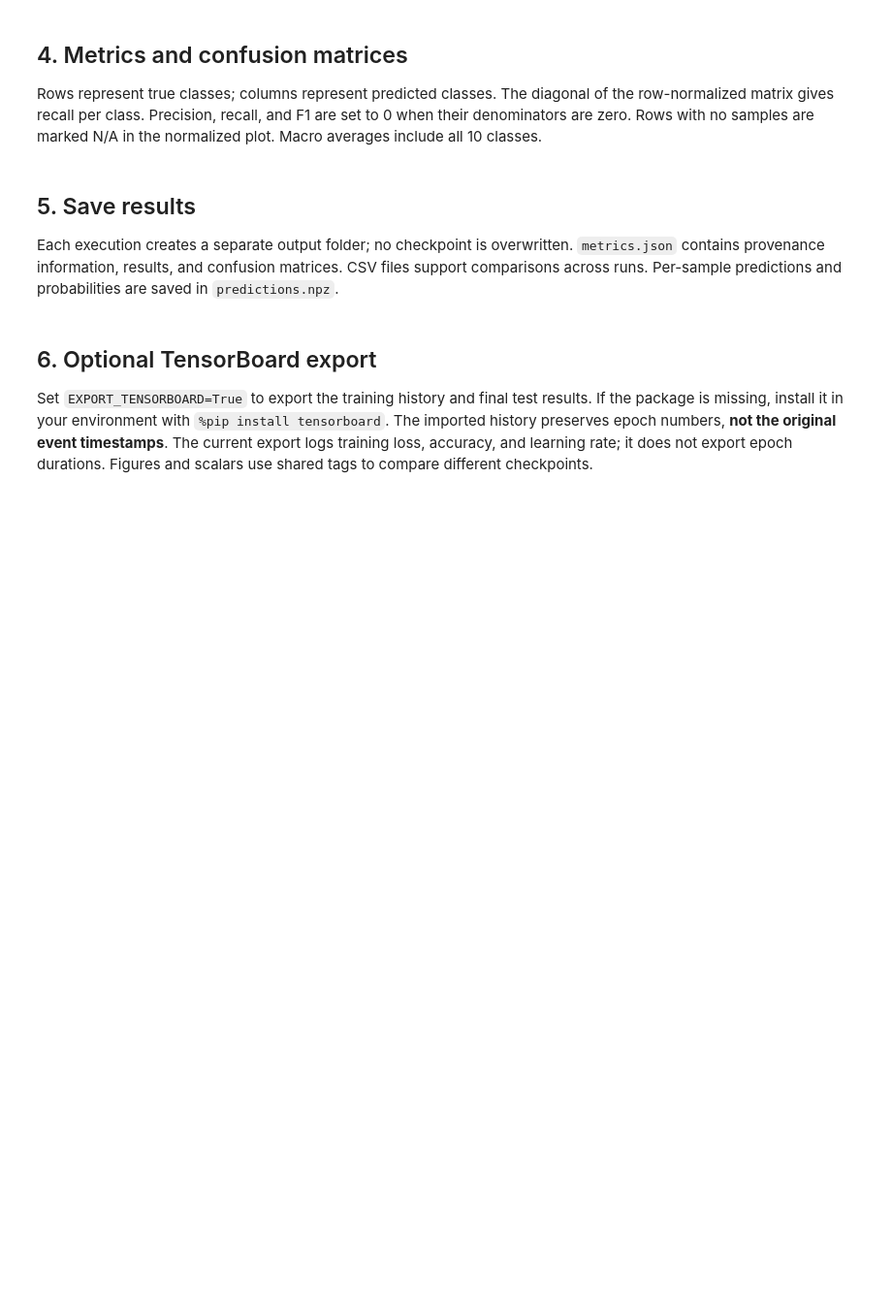
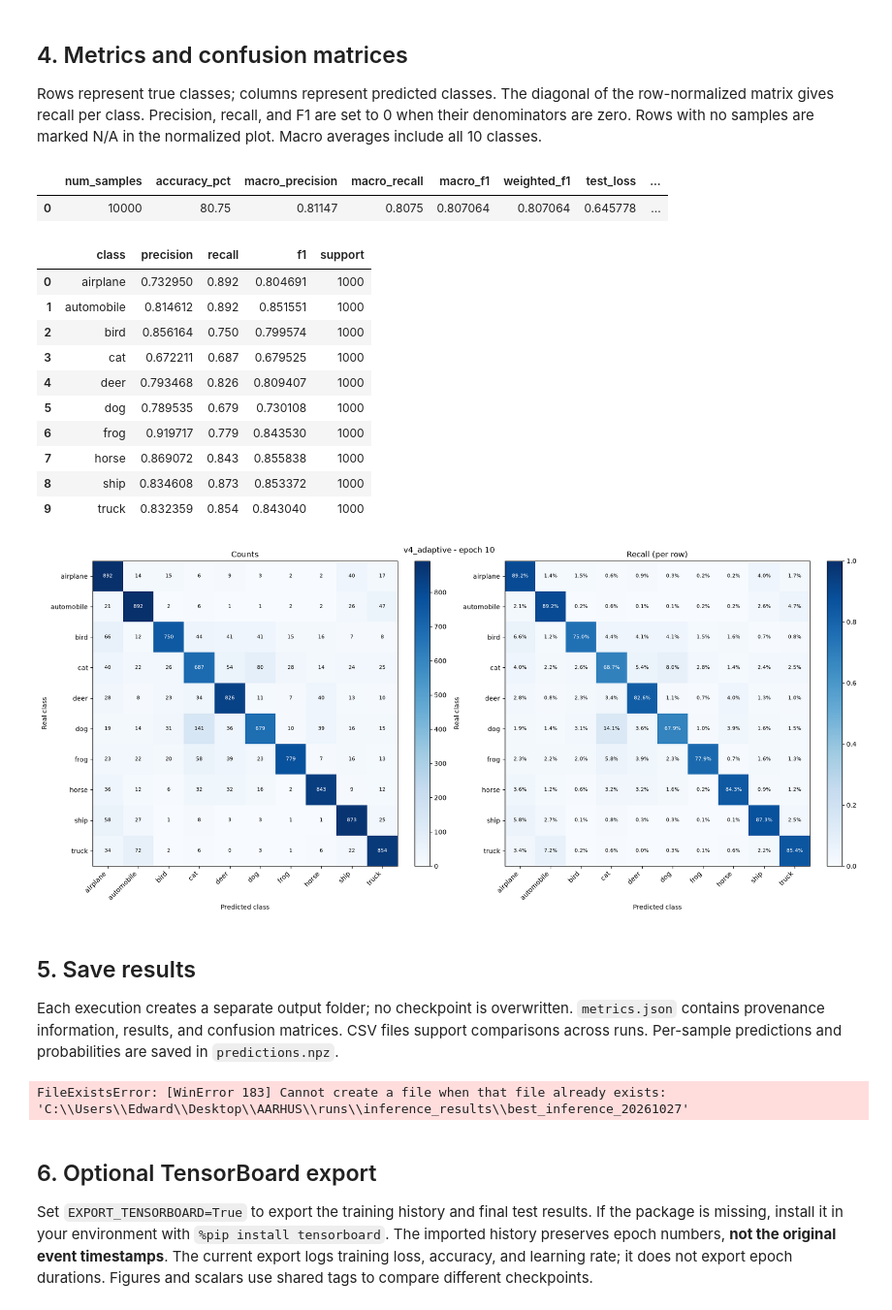
Before and after one commit to edwardmanfrin01-oss/compressed_NN, a Jupyter notebook: notebooks/v2v3v4_inference.ipynb, the cells around one changed output. Shown at 97% size. Drawn from its saved outputs; the diff is of its cells as text; code cells hidden in the pictures; blank space fills up the shorter version.

```diff
--- a/notebooks/v2v3v4_inference.ipynb
+++ b/notebooks/v2v3v4_inference.ipynb
@@ -20,7 +20,7 @@ from tqdm.auto import tqdm
 
 CONFIG = {
     "local": True,
-    "checkpoint_name": None,  # Select a v2/v3/v4 checkpoint from the list below.
+    "checkpoint_name": "valid_v4_cumulative_rank_adaptive_MSB_20261022/best.pth",  # Select a v2/v3/v4 checkpoint from the list below.
     "use_subsample": False,
     "data_root_override": None,
     "test_manifest_override": None,
@@ -52,8 +52,15 @@ DEVICE = torch.device("cuda" if torch.cuda.is_available() else "cpu")
 
 print("Device:", DEVICE)
 print("Available checkpoints:")
+print("     Models without Validation set:")
 for path in sorted(MODELS_DIR.glob("*.pth")):
-    print(path.name, "|", path.stat().st_size, "byte", "EMPTY FILE" if path.stat().st_size == 0 else "")
+    print(f"        {path.name}")
+
+print("\n   Models with Validation set:")
+for model in MODELS_DIR.iterdir():
+    if model.is_dir() and model.name.startswith("valid"):
+        print(f"        {model.name}/best.pth")
+        print(f"        {model.name}/last.pth")
 
 # In Colab also copy src/ml_setup, or point SOURCE_ROOT to a clone's src.
 import sys
@@ -152,7 +182,7 @@ class TestMaps(Dataset):
         x = torch.from_numpy(z.astype(np.float32)).unsqueeze(0)
         return (x - MEAN) / STD, sample["label"]
 
-dataset_name = f"v2_cumulative_rank-s{SCALE}" if VERSION == "v2" else ("v4_cumulative_rank_interleaved" if VERSION == "v4" else "v3_cumulative_rank_adaptive")
+dataset_name = f"v2_cumulative_rank-s{SCALE}" if VERSION == "v2" else ("v4_cumulative_rank_adaptive_MSB" if VERSION == "v4" else "v3_cumulative_rank_adaptive")
 data_root = Path(DATA_ROOT_OVERRIDE) if DATA_ROOT_OVERRIDE else STORAGE_ROOT / dataset_name
 if USE_SUBSAMPLE:
     data_root = data_root / "subsample"
@@ -194,37 +229,52 @@ def metrics_from_confusion(cm):
     def divide(a, b):
         return np.divide(a, b, out=np.zeros_like(a, dtype=float), where=b != 0)
     precision = divide(tp, predicted)
     recall = divide(tp, support)
     f1 = divide(2 * precision * recall, precision + recall)
     normalized = divide(cm.astype(float), support[:, None])
     per_class = pd.DataFrame({"class": CLASS_NAMES, "precision": precision,
                               "recall": recall, "f1": f1, "support": support})
     summary = {"num_samples": int(cm.sum()), "accuracy_pct": float(100 * tp.sum() / cm.sum()),
                "macro_precision": float(precision.mean()), "macro_recall": float(recall.mean()),
                "macro_f1": float(f1.mean()), "weighted_f1": float(np.dot(f1, support) / cm.sum())}
     return summary, per_class, normalized
 
 summary, per_class, normalized = metrics_from_confusion(confusion)
 summary.update({"test_loss": test_loss, "evaluation_seconds": evaluation_seconds, "epoch": EPOCH, "version": VERSION, "scale": SCALE})
 display(pd.DataFrame([summary]))
 display(per_class)
 fig, axes = plt.subplots(1, 2, figsize=(18, 8))
-for ax, values, title in zip(axes, [confusion, normalized], ["Conteggi", "Recall per riga"]):
-    is_normalized = title != "Conteggi"
+for ax, values, title in zip(axes, [confusion, normalized], ["Counts", "Recall (per row)"]):
+    is_normalized = title != "Counts"
     im = ax.imshow(values, cmap="Blues", vmin=0, vmax=1 if is_normalized else None)
     fig.colorbar(im, ax=ax, fraction=0.046)
     ax.set(xticks=range(NUM_CLASSES), yticks=range(NUM_CLASSES),
            xticklabels=CLASS_NAMES, yticklabels=CLASS_NAMES,
-           xlabel="Classe predetta", ylabel="Classe vera", title=title)
+           xlabel="Predicted class", ylabel="Real class", title=title)
     plt.setp(ax.get_xticklabels(), rotation=45, ha="right")
     for i in range(NUM_CLASSES):
         for j in range(NUM_CLASSES):
             label = (f"{values[i,j]:.1%}" if confusion[i].sum() else "N/A") if is_normalized else str(values[i,j])
             ax.text(j, i, label, ha="center", va="center", fontsize=8,
                     color="white" if values[i,j] > (values.max() / 2) else "black")
-fig.suptitle(f"{EXPERIMENT} — epoca {EPOCH}")
+fig.suptitle(f"{EXPERIMENT} - epoch {EPOCH}")
 fig.tight_layout()
 plt.show()
+# %% [output]
+|  | num_samples | accuracy_pct | macro_precision | macro_recall | macro_f1 | weighted_f1 | test_loss | ... |
+| 0 | 10000 | 80.75 | 0.81147 | 0.8075 | 0.807064 | 0.807064 | 0.645778 | ... |
+|  | class | precision | recall | f1 | support |
+| 0 | airplane | 0.732950 | 0.892 | 0.804691 | 1000 |
+| 1 | automobile | 0.814612 | 0.892 | 0.851551 | 1000 |
+| 2 | bird | 0.856164 | 0.750 | 0.799574 | 1000 |
+| 3 | cat | 0.672211 | 0.687 | 0.679525 | 1000 |
+| 4 | deer | 0.793468 | 0.826 | 0.809407 | 1000 |
+| 5 | dog | 0.789535 | 0.679 | 0.730108 | 1000 |
+| 6 | frog | 0.919717 | 0.779 | 0.843530 | 1000 |
+| 7 | horse | 0.869072 | 0.843 | 0.855838 | 1000 |
+| 8 | ship | 0.834608 | 0.873 | 0.853372 | 1000 |
+| 9 | truck | 0.832359 | 0.854 | 0.843040 | 1000 |
+[figure, added]
 # %% [markdown]
 ## 5. Save results
 
@@ -232,11 +282,11 @@ Each execution creates a separate output folder; no checkpoint is overwritten.
 `metrics.json` contains provenance information, results, and confusion matrices. CSV files support comparisons across runs.
 Per-sample predictions and probabilities are saved in `predictions.npz`.
 # %%
-stamp = datetime.now(timezone.utc).strftime("%Y%m%dT%H%M%S%fZ")
-RUN_NAME = f"{CHECKPOINT_PATH.stem}_inference_{stamp}"
+stamp = datetime.now(timezone.utc).strftime("%Y%m%d")
+RUN_NAME = f"{VERSION}_{CHECKPOINT_PATH.stem}_inference_{stamp}"
 RUN_DIR = RESULTS_ROOT / RUN_NAME
 RUN_DIR.mkdir(parents=True, exist_ok=False)
-report = {"schema": "resnet-v2v3-inference-v1", "checkpoint": str(CHECKPOINT_PATH),
+report = {"schema": "resnet-v2v3v4-inference", "checkpoint": str(CHECKPOINT_PATH),
           "mode": "inference", "created_utc": stamp,
           "test_source": test_source, "normalization": checkpoint["normalization"],
           "classes": CLASS_NAMES, "summary": summary, "zero_division": 0,
@@ -254,7 +304,9 @@ fig.savefig(RUN_DIR / "confusion_matrix.png", dpi=160, bbox_inches="tight")
 np.savez_compressed(RUN_DIR / "predictions.npz", targets=targets, predictions=predictions,
                     probabilities=probabilities, files=np.asarray([s["file"] for s in test_data.samples]),
                     class_names=np.asarray(CLASS_NAMES))
-print("Risultati salvati in:", RUN_DIR)
+print("Results saved in:", RUN_DIR)
+# %% [output]
+FileExistsError: [WinError 183] Cannot create a file when that file already exists: 'C:\\Users\\Edward\\Desktop\\AARHUS\\runs\\inference_results\\best_inference_20261027'
 # %% [markdown]
 ## 6. Optional TensorBoard export
 
```
Also changed, not shown: parts of 6 cells of this notebook.
